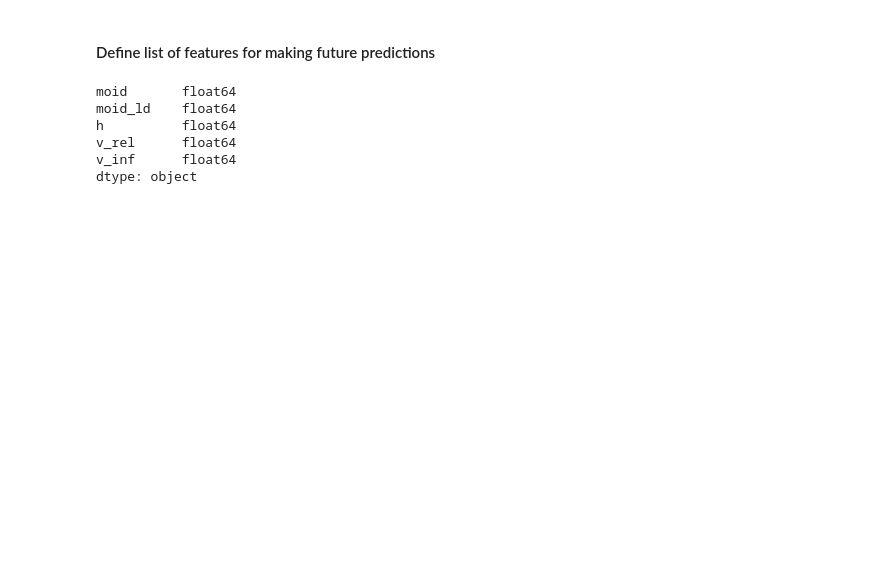
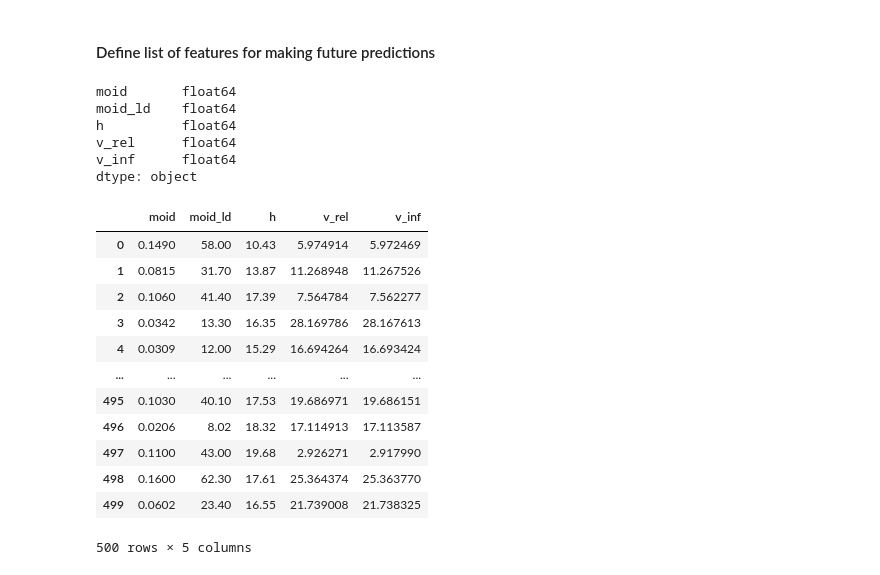
Before and after one commit to AleeAlette1/NEOs_Project, a Jupyter notebook: Machine_Learning/ipynb/FJ_ML_Future_Prediction.ipynb, the cells around one changed output. Cells and saved outputs as stored; diff of their text form; code cells hidden in the pictures; blank space fills up the shorter version.

```diff
--- a/Machine_Learning/ipynb/FJ_ML_Future_Prediction.ipynb
+++ b/Machine_Learning/ipynb/FJ_ML_Future_Prediction.ipynb
@@ -71,6 +74,21 @@ dtype: object
 # %%
 # Extract feature variables from future data set
 X = output_df
+X
+# %% [output]
+|  | moid | moid_ld | h | v_rel | v_inf |
+| 0 | 0.1490 | 58.00 | 10.43 | 5.974914 | 5.972469 |
+| 1 | 0.0815 | 31.70 | 13.87 | 11.268948 | 11.267526 |
+| 2 | 0.1060 | 41.40 | 17.39 | 7.564784 | 7.562277 |
+| 3 | 0.0342 | 13.30 | 16.35 | 28.169786 | 28.167613 |
+| 4 | 0.0309 | 12.00 | 15.29 | 16.694264 | 16.693424 |
+| ... | ... | ... | ... | ... | ... |
+| 495 | 0.1030 | 40.10 | 17.53 | 19.686971 | 19.686151 |
+| 496 | 0.0206 | 8.02 | 18.32 | 17.114913 | 17.113587 |
+| 497 | 0.1100 | 43.00 | 19.68 | 2.926271 | 2.917990 |
+| 498 | 0.1600 | 62.30 | 17.61 | 25.364374 | 25.363770 |
+| 499 | 0.0602 | 23.40 | 16.55 | 21.739008 | 21.738325 |
+500 rows × 5 columns
 # %%
 # Create a StandardScaler instances for feature variabbles
 scaler = StandardScaler()
```
Also changed, not shown: parts of 7 cells of this notebook, 2 other files.
